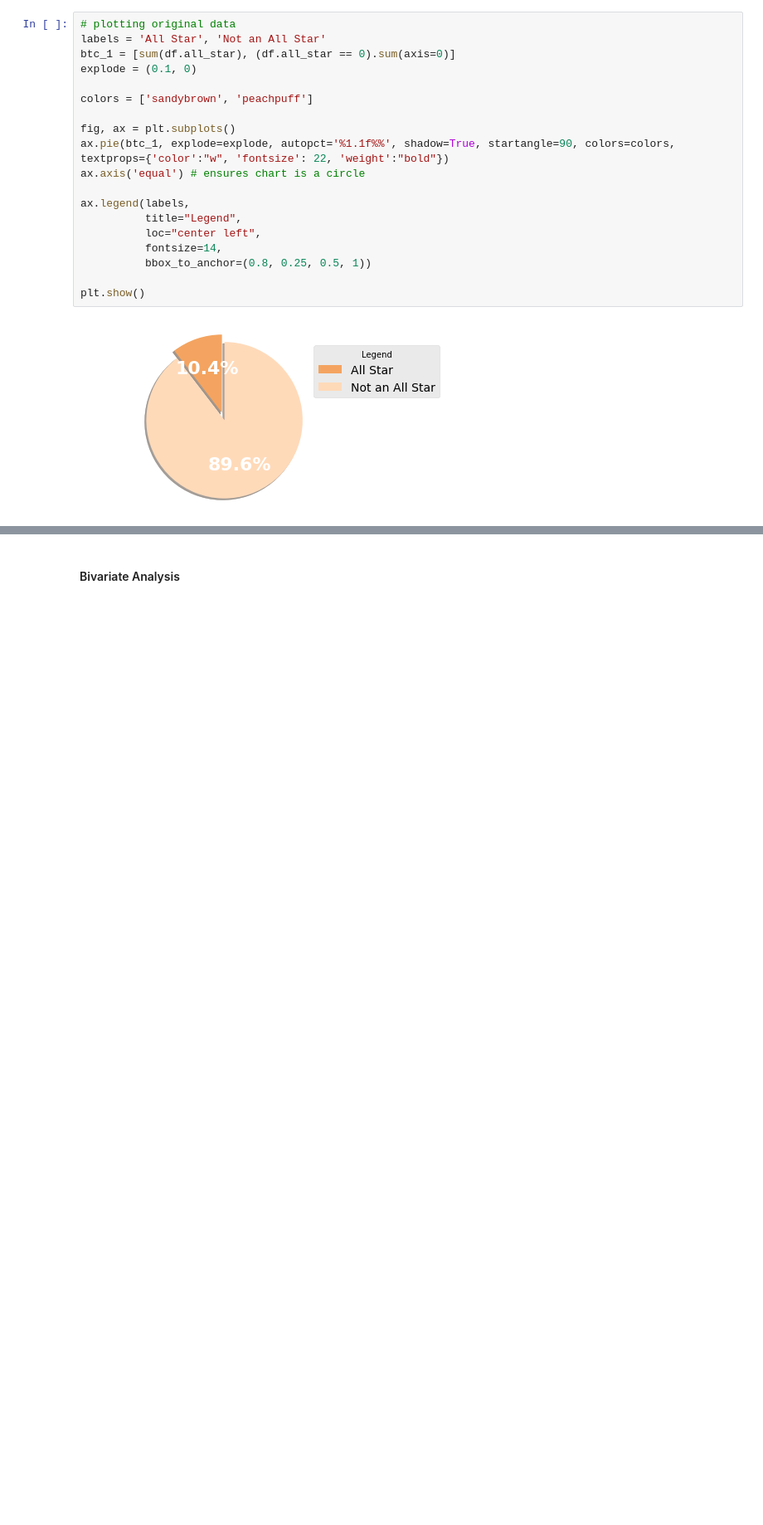
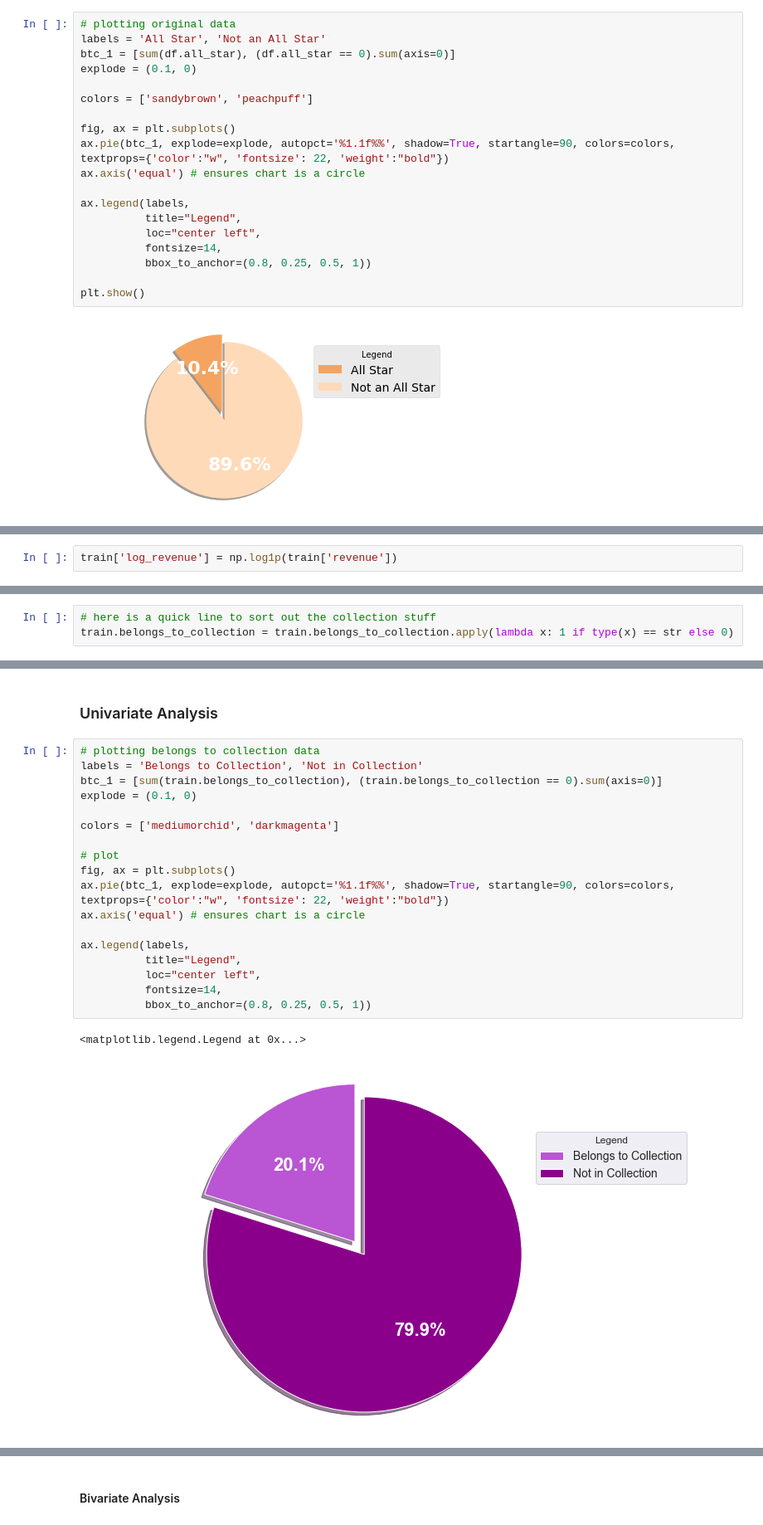
Before and after one commit to coleppert/NBA_AllStar_Prediction_Model, a Jupyter notebook: EDA-FeatureEngineering/Exploratory Data Analysis.ipynb, the cells around one changed output, grey strips where cells are left out. Shown at 83% size. Saved outputs shown, nothing was run; the diff lists cells and outputs as text; blank space fills up the shorter version.

```diff
--- a/EDA-FeatureEngineering/Exploratory Data Analysis.ipynb
+++ b/EDA-FeatureEngineering/Exploratory Data Analysis.ipynb
@@ -99,0 +145,2 @@ f.tight_layout()
+# %%
+train['log_revenue'] = np.log1p(train['revenue'])
@@ -99,0 +149,3 @@ f.tight_layout()
+# %%
+# here is a quick line to sort out the collection stuff
+train.belongs_to_collection = train.belongs_to_collection.apply(lambda x: 1 if type(x) == str else 0)
@@ -99,0 +158,23 @@ f.tight_layout()
+# %% [markdown]
+### Univariate Analysis
+# %%
+# plotting belongs to collection data
+labels = 'Belongs to Collection', 'Not in Collection'
+btc_1 = [sum(train.belongs_to_collection), (train.belongs_to_collection == 0).sum(axis=0)]
+explode = (0.1, 0)
+
+colors = ['mediumorchid', 'darkmagenta']
+
+# plot
+fig, ax = plt.subplots()
+ax.pie(btc_1, explode=explode, autopct='%1.1f%%', shadow=True, startangle=90, colors=colors, textprops={'color':"w", 'fontsize': 22, 'weight':"bold"})
+ax.axis('equal') # ensures chart is a circle
+
+ax.legend(labels,
+          title="Legend",
+          loc="center left",
+          fontsize=14,
+          bbox_to_anchor=(0.8, 0.25, 0.5, 1))
+# %% [output]
+<matplotlib.legend.Legend at 0x...>
+[figure, added]
```
Also changed, not shown: parts of 25 cells of this notebook.
